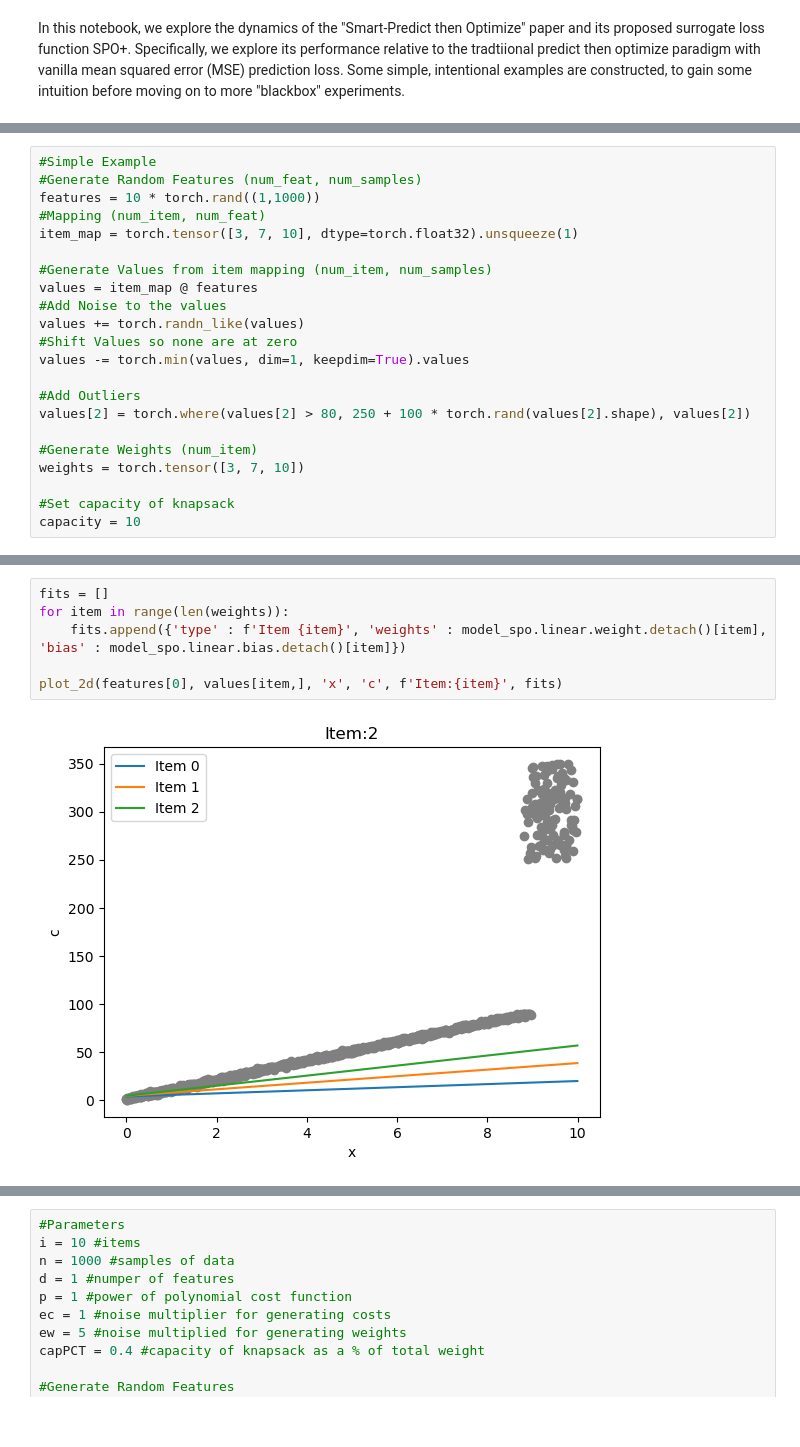
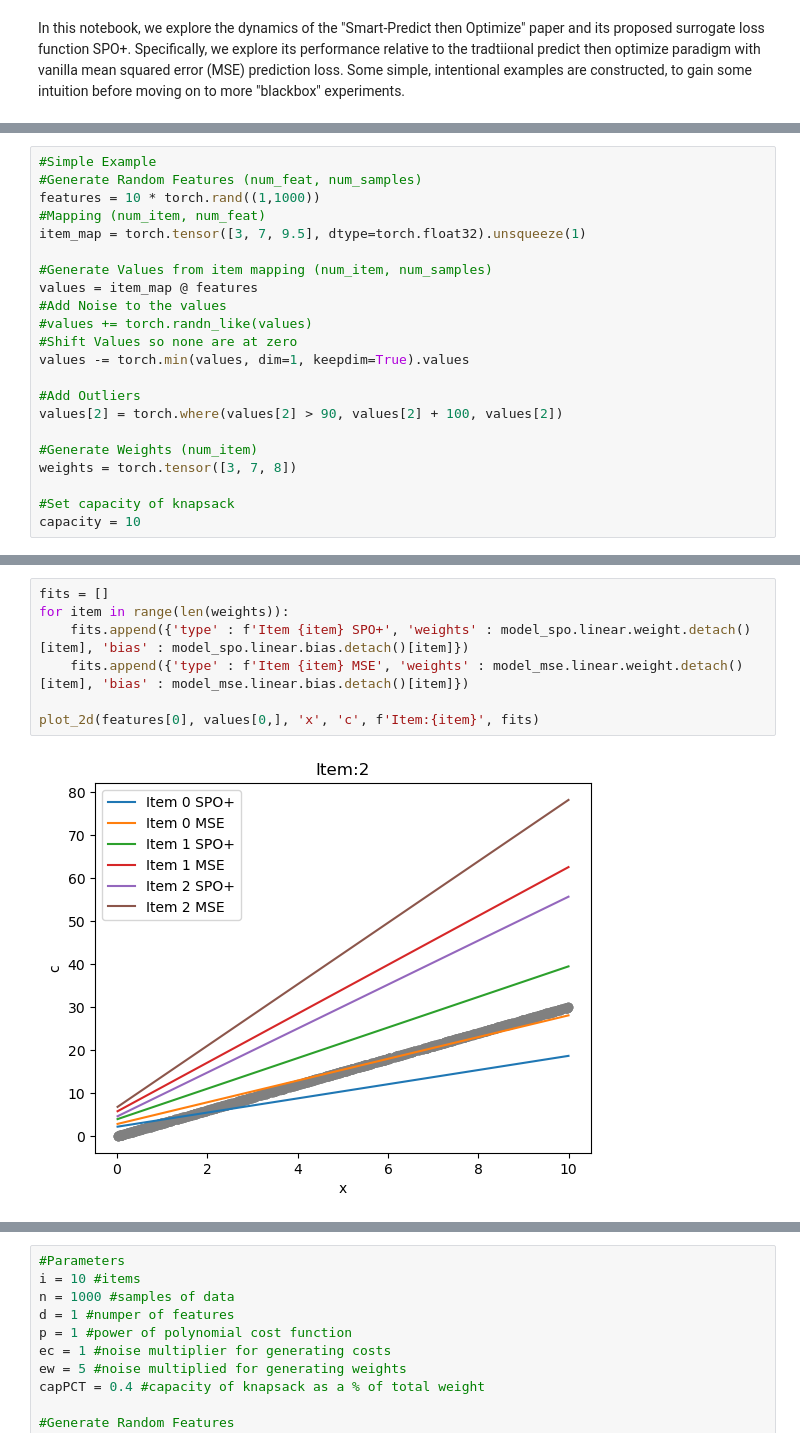
Before and after one commit to saloper/decision-focused-bike-rebalancing, a Jupyter notebook: Knapsack Problems/SPO/knapsack_spo_explore.ipynb, the cells around one changed output, grey strips where cells are left out. Saved outputs shown, nothing was run; the diff lists cells and outputs as text.

```diff
--- a/Knapsack Problems/SPO/knapsack_spo_explore.ipynb
+++ b/Knapsack Problems/SPO/knapsack_spo_explore.ipynb
@@ -133,20 +158,20 @@ class MLP(nn.Module):
 #Generate Random Features (num_feat, num_samples)
 features = 10 * torch.rand((1,1000))
 #Mapping (num_item, num_feat)
-item_map = torch.tensor([3, 7, 10], dtype=torch.float32).unsqueeze(1)
+item_map = torch.tensor([3, 7, 9.5], dtype=torch.float32).unsqueeze(1)
 
 #Generate Values from item mapping (num_item, num_samples)
 values = item_map @ features
 #Add Noise to the values
-values += torch.randn_like(values)
+#values += torch.randn_like(values)
 #Shift Values so none are at zero
 values -= torch.min(values, dim=1, keepdim=True).values
 
 #Add Outliers
-values[2] = torch.where(values[2] > 80, 250 + 100 * torch.rand(values[2].shape), values[2])
+values[2] = torch.where(values[2] > 90, values[2] + 100, values[2])
 
 #Generate Weights (num_item)
-weights = torch.tensor([3, 7, 10])
+weights = torch.tensor([3, 7, 8])
 
 #Set capacity of knapsack
 capacity = 10
@@ -227,8 +261,9 @@ for item in range(len(weights)):
 # %%
 fits = []
 for item in range(len(weights)):
-    fits.append({'type' : f'Item {item}', 'weights' : model_spo.linear.weight.detach()[item], 'bias' : model_spo.linear.bias.detach()[item]})
+    fits.append({'type' : f'Item {item} SPO+', 'weights' : model_spo.linear.weight.detach()[item], 'bias' : model_spo.linear.bias.detach()[item]})
+    fits.append({'type' : f'Item {item} MSE', 'weights' : model_mse.linear.weight.detach()[item], 'bias' : model_mse.linear.bias.detach()[item]})
 
-plot_2d(features[0], values[item,], 'x', 'c', f'Item:{item}', fits)
+plot_2d(features[0], values[0,], 'x', 'c', f'Item:{item}', fits)
 # %% [output]
-[figure, old version]
+[figure, new version]
```
Also changed, not shown: parts of 9 cells of this notebook.
